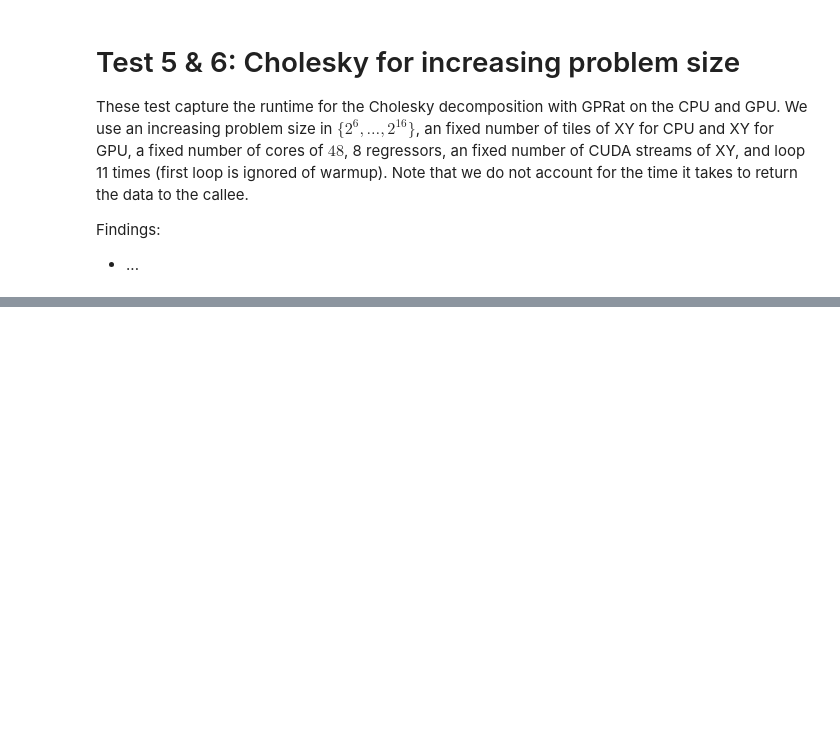
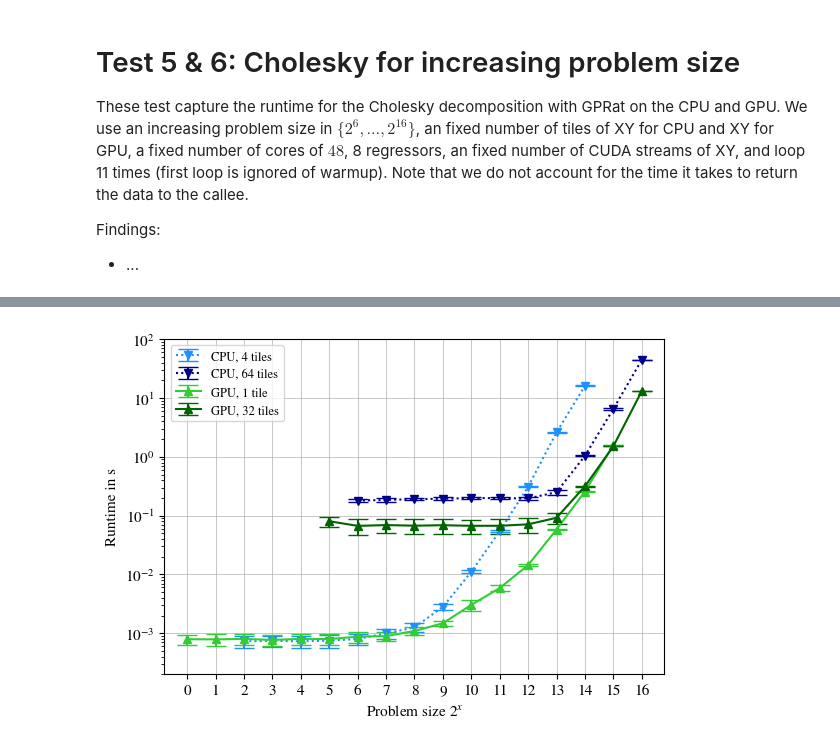
Before and after one commit to moellh/GPRat, a Jupyter notebook: 5-6-cholesky-cpu-gpu.ipynb, the cells around one changed output, grey strips where cells are left out. Drawn from its saved outputs; the diff is of its cells as text; code cells hidden in the pictures; blank space fills up the shorter version.

```diff
--- a/5-6-cholesky-cpu-gpu.ipynb
+++ b/5-6-cholesky-cpu-gpu.ipynb
@@ -157 +172,71 @@ plt.savefig("./pdf/cholesky-cpu-gpu.pdf")
+# %%
+# plot for cholesky TODO: vllt interessant ab 1 tile
+
+n_train = 32768
+
+fig, ax = plt.subplots(figsize=figsize(5, 5, 2, 10))
+
+plt.xlabel("Problem size $2^x$")
+plt.ylabel("Runtime in s")
+plt.grid(True, which="both")
+plt.grid(False, which="minor")
+plt.xscale("log", base=2)
+plt.yscale("log", base=10)
+# plt.xlim(100, 83000)
+plt.ylim(2 * 10 ** (-4), 10 * 10**1)
+
+xticks = df_cholesky[1]["n_train"].unique()
+plt.xticks(
+    xticks,
+    [f"{int(np.log2(nt))}" for nt in xticks],
+)
+
+labels = [
+    r"CPU, 4 tiles",
+    r"CPU, 64 tiles",
+]
+
+for n_tiles, label, c in zip(
+    df_steps[0]["n_tiles"].unique(), labels, ["dodgerblue", "darkblue"]
+):
+    df_name_target = df_steps[0][
+        (df_steps[0]["name"] == "cholesky_step cholesky")
+        & (df_steps[0]["n_tiles"] == n_tiles)
+    ]
+    err = utils.confidence_error(df_name_target, 0.95)
+    plt.errorbar(
+            df_name_target["n_train"],
+            df_name_target["mean"] / 10**9,
+            yerr=err / 10**9,
+            label=label,
+            color=c,
+            linestyle=(0, (1, 1.5)),
+            marker="v",
+        )
+
+labels = [
+    r"GPU, 1 tile",
+    r"GPU, 32 tiles",
+]
+
+for n_tiles, label, c in zip(df_steps[1]["n_tiles"].unique(), labels, ["limegreen", "darkgreen"]):
+    df_name_target = df_steps[1][
+        (df_steps[1]["name"] == "cholesky_step cholesky")
+        & (df_steps[1]["n_tiles"] == n_tiles)
+    ]
+    err = utils.confidence_error(df_name_target, 0.95)
+    plt.errorbar(
+        df_name_target["n_train"],
+        df_name_target["mean"] / 10**9,
+        yerr=err / 10**9,
+        label=label,
+        color=c,
+        marker="^"
+    )
+
+plt.legend()
+plt.tight_layout(pad=0)
+plt.savefig("./pdf/cholesky-gpu-cusolver.pdf")
+# %% [output]
+[figure, added]
 # %%
```
Also changed, not shown: parts of 4 cells of this notebook, 29 other files.
